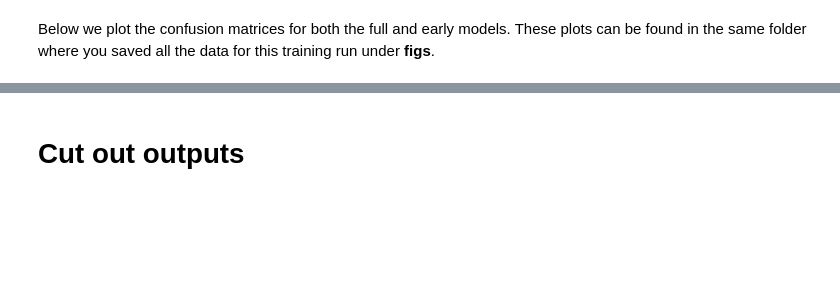
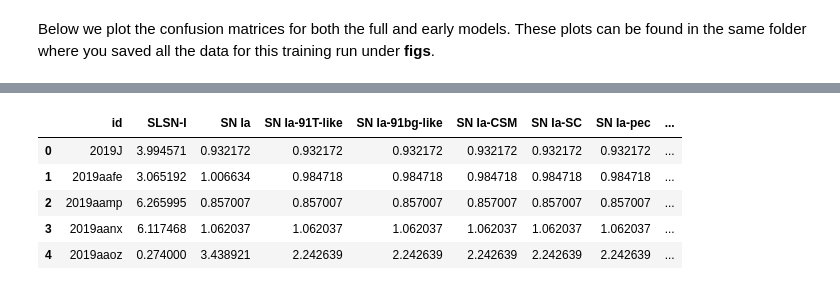
Before and after one commit to Charis-Graham/superphot-plus, a Jupyter notebook: docs/notebooks/full_train_workflow.ipynb, the cells around one changed output, grey strips where cells are left out. Drawn from its saved outputs; the diff is of its cells as text; code cells hidden in the pictures; blank space fills up the shorter version.

```diff
--- a/docs/notebooks/full_train_workflow.ipynb
+++ b/docs/notebooks/full_train_workflow.ipynb
@@ -623,2 +704,9 @@ plot_matrices(config, early_df)
-# %% [markdown]
-# Cut out outputs
+# %%
+full_df.head()
+# %% [output]
+|  | id | SLSN-I | SN Ia | SN Ia-91T-like | SN Ia-91bg-like | SN Ia-CSM | SN Ia-SC | SN Ia-pec | ... |
+| 0 | 2019J | 3.994571 | 0.932172 | 0.932172 | 0.932172 | 0.932172 | 0.932172 | 0.932172 | ... |
+| 1 | 2019aafe | 3.065192 | 1.006634 | 0.984718 | 0.984718 | 0.984718 | 0.984718 | 0.984718 | ... |
+| 2 | 2019aamp | 6.265995 | 0.857007 | 0.857007 | 0.857007 | 0.857007 | 0.857007 | 0.857007 | ... |
+| 3 | 2019aanx | 6.117468 | 1.062037 | 1.062037 | 1.062037 | 1.062037 | 1.062037 | 1.062037 | ... |
+| 4 | 2019aaoz | 0.274000 | 3.438921 | 2.242639 | 2.242639 | 2.242639 | 2.242639 | 2.242639 | ... |
```
Also changed, not shown: parts of 18 cells of this notebook, 8 other files.
